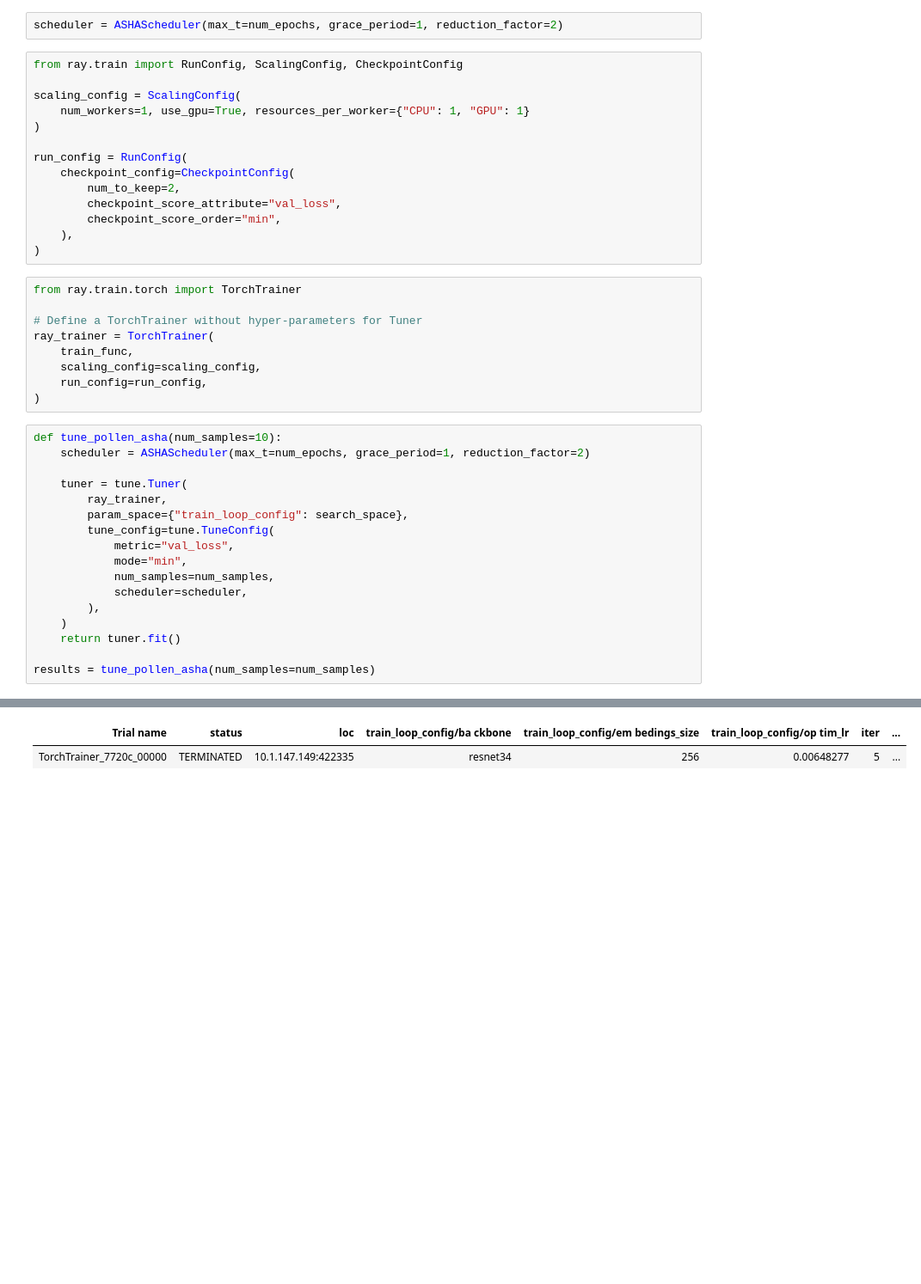
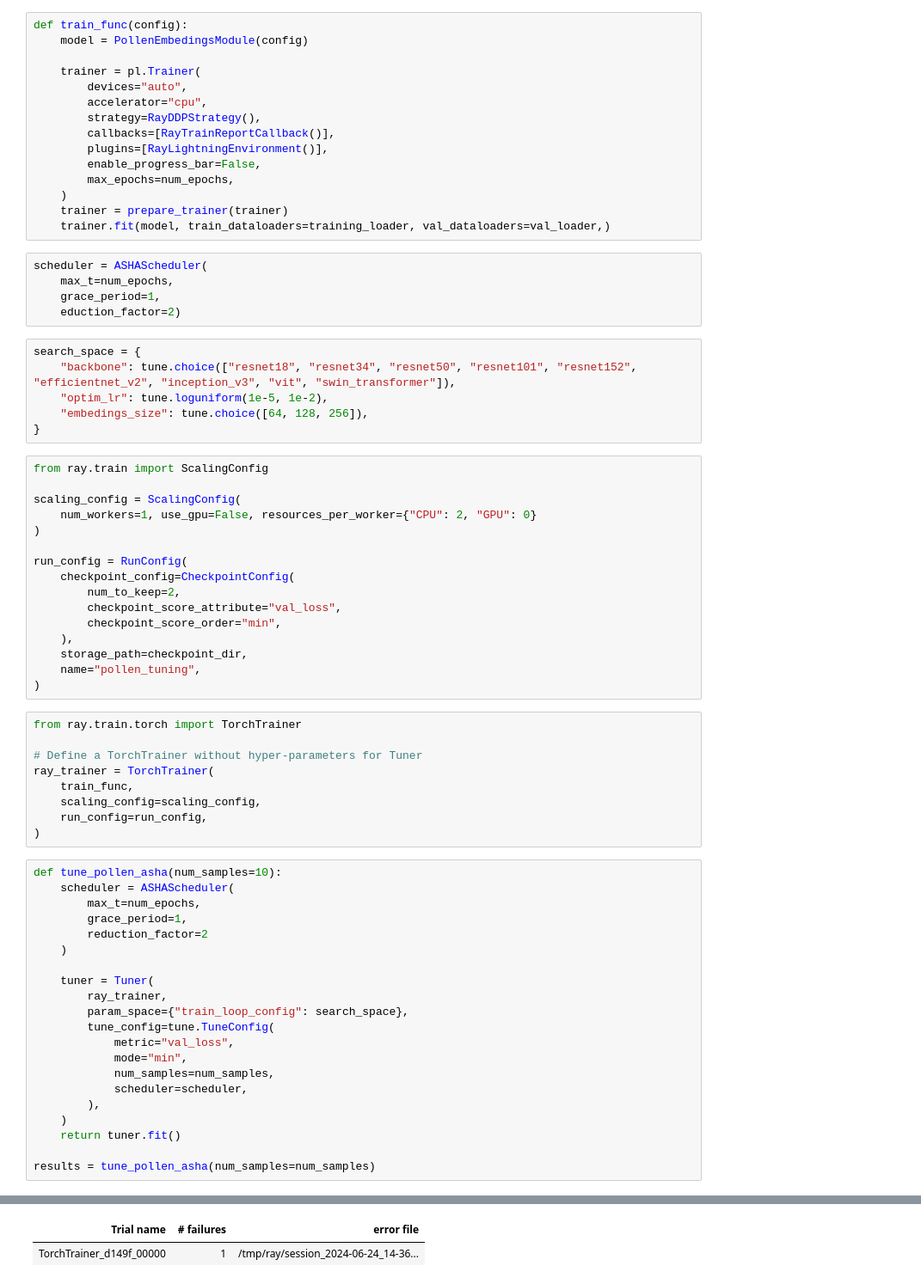
Before and after one commit to Digiratory/Pollen-Analyzer, a Jupyter notebook: Classification/HyperparameterTuning/hpo.ipynb, the cells around one changed output, grey strips where cells are left out. Shown at 86% size. Cells and saved outputs as stored; diff of their text form; blank space fills up the shorter version.

```diff
--- a/Classification/HyperparameterTuning/hpo.ipynb
+++ b/Classification/HyperparameterTuning/hpo.ipynb
@@ -329,10 +436,34 @@ num_samples = 10
+# %%
+def train_func(config):
+    model = PollenEmbedingsModule(config)
+
+    trainer = pl.Trainer(
+        devices="auto",
+        accelerator="cpu",
+        strategy=RayDDPStrategy(),
+        callbacks=[RayTrainReportCallback()],
+        plugins=[RayLightningEnvironment()],
+        enable_progress_bar=False,
+        max_epochs=num_epochs,
+    )
+    trainer = prepare_trainer(trainer)
+    trainer.fit(model, train_dataloaders=training_loader, val_dataloaders=val_loader,)
 # %%
-scheduler = ASHAScheduler(max_t=num_epochs, grace_period=1, reduction_factor=2)
+scheduler = ASHAScheduler(
+    max_t=num_epochs,
+    grace_period=1,
+    eduction_factor=2)
+# %%
+search_space = {
+    "backbone": tune.choice(["resnet18", "resnet34", "resnet50", "resnet101", "resnet152", "efficientnet_v2", "inception_v3", "vit", "swin_transformer"]),
+    "optim_lr": tune.loguniform(1e-5, 1e-2),
+    "embedings_size": tune.choice([64, 128, 256]),
+}
 # %%
-from ray.train import RunConfig, ScalingConfig, CheckpointConfig
+from ray.train import ScalingConfig
 
 scaling_config = ScalingConfig(
-    num_workers=1, use_gpu=True, resources_per_worker={"CPU": 1, "GPU": 1}
+    num_workers=1, use_gpu=False, resources_per_worker={"CPU": 2, "GPU": 0}
 )
 
 run_config = RunConfig(
@@ -341,6 +472,8 @@ run_config = RunConfig(
         checkpoint_score_attribute="val_loss",
         checkpoint_score_order="min",
     ),
+    storage_path=checkpoint_dir,
+    name="pollen_tuning",
 )
 # %%
 from ray.train.torch import TorchTrainer
@@ -353,9 +486,13 @@ ray_trainer = TorchTrainer(
 )
 # %%
 def tune_pollen_asha(num_samples=10):
-    scheduler = ASHAScheduler(max_t=num_epochs, grace_period=1, reduction_factor=2)
+    scheduler = ASHAScheduler(
+        max_t=num_epochs,
+        grace_period=1,
+        reduction_factor=2
+    )
 
-    tuner = tune.Tuner(
+    tuner = Tuner(
         ray_trainer,
         param_space={"train_loop_config": search_space},
         tune_config=tune.TuneConfig(
@@ -381,2 +519,2 @@ Trial Status
-| Trial name | status | loc | train_loop_config/ba ckbone | train_loop_config/em bedings_size | train_loop_config/op tim_lr | iter | ... |
-| TorchTrainer_7720c_00000 | TERMINATED | 10.1.147.149:422335 | resnet34 | 256 | 0.00648277 | 5 | ... |
+| Trial name | # failures | error file |
+| TorchTrainer_d149f_00000 | 1 | /tmp/ray/session_2024-06-24_14-36... |
```
Also changed, not shown: parts of 13 cells of this notebook.
